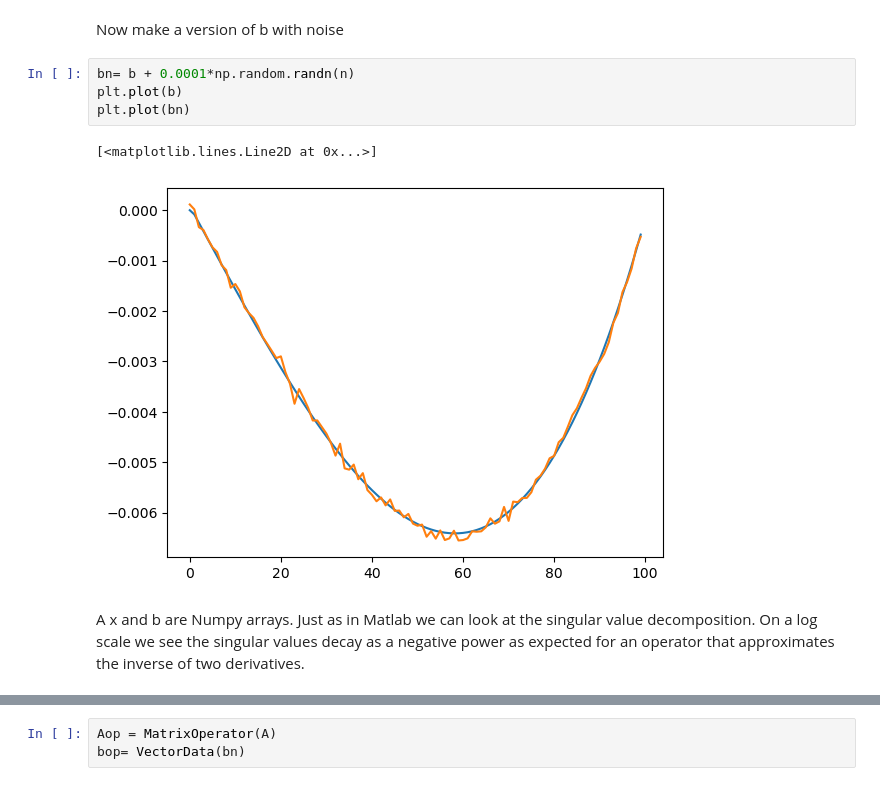
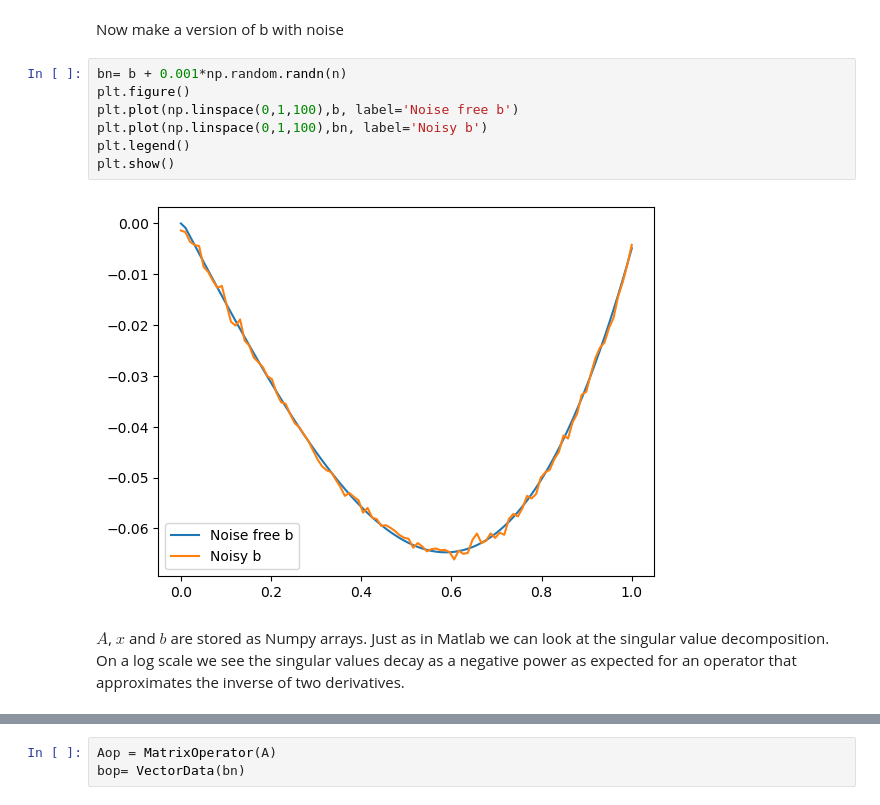
Before and after one commit to TomographicImaging/CIL-User-Showcase, a Jupyter notebook: 1DIP/deriv2_cgls.ipynb, the cells around one changed output, grey strips where cells are left out. Cells and saved outputs as stored; diff of their text form.

```diff
--- a/1DIP/deriv2_cgls.ipynb
+++ b/1DIP/deriv2_cgls.ipynb
@@ -49,13 +96,15 @@ np.linalg.norm(A@x-b)
 # %% [markdown]
 Now make a version of b with noise
 # %%
-bn= b + 0.0001*np.random.randn(n)
-plt.plot(b)
-plt.plot(bn)
+bn= b + 0.001*np.random.randn(n)
+plt.figure()
+plt.plot(np.linspace(0,1,100),b, label='Noise free b')
+plt.plot(np.linspace(0,1,100),bn, label='Noisy b')
+plt.legend()
+plt.show()
 # %% [output]
-[<matplotlib.lines.Line2D at 0x...>]
-[figure, old version]
+[figure, new version]
 # %% [markdown]
-A x and b are Numpy arrays. Just as in Matlab we can look at the singular value decomposition.   On a log scale we see the singular values decay as a negative power as expected for an operator that approximates the inverse of two derivatives.
+$A$, $x$ and $b$ are stored as Numpy arrays. Just as in Matlab we can look at the singular value decomposition.   On a log scale we see the singular values decay as a negative power as expected for an operator that approximates the inverse of two derivatives.
 # %%
 u, s, vh = np.linalg.svd(A, full_matrices=True)
```
Also changed, not shown: parts of 27 cells of this notebook, 1 other file.
